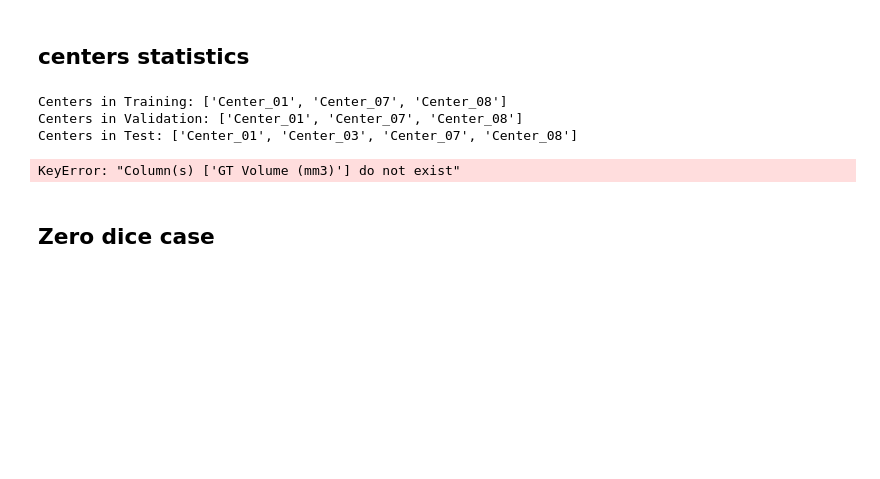
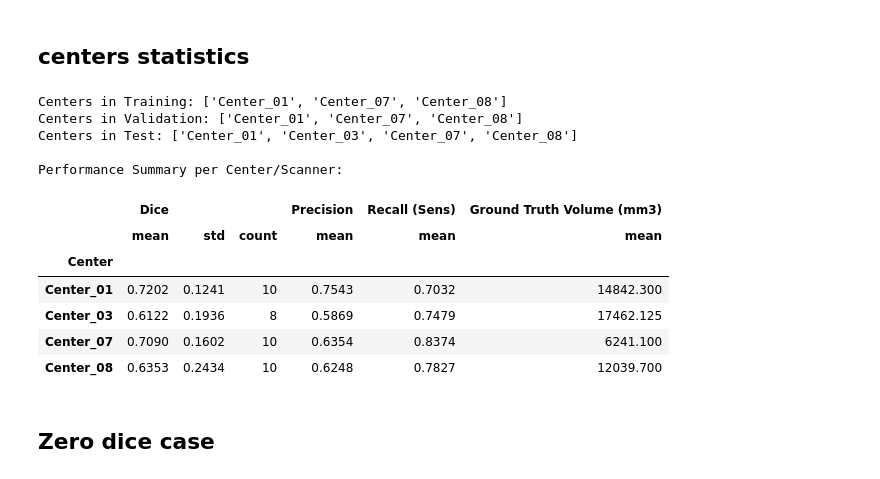
Before and after one commit to aligreo/TriEncoder-Unet-Project, a Jupyter notebook: experiments/msseg_preprocessing_archeticture_experiment_4_colab.ipynb, the cells around one changed output. Cells and saved outputs as stored; diff of their text form; code cells hidden in the pictures; blank space fills up the shorter version.

```diff
--- a/experiments/msseg_preprocessing_archeticture_experiment_4_colab.ipynb
+++ b/experiments/msseg_preprocessing_archeticture_experiment_4_colab.ipynb
@@ -671,35 +677,44 @@ def extract_center(patient_id):
     parts = patient_id.split('_')
     if 'Center' in parts:
         idx = parts.index('Center')
         return f"Center_{parts[idx+1]}"
     return "Unknown"
 
 df_results['Center'] = df_results['Patient ID'].apply(extract_center)
 
 # 2. Analyze distribution
 test_centers = df_results['Center'].unique()
 val_centers = set([extract_center(f['case_id']) for f in val_files])
 train_centers = set([extract_center(f['case_id']) for f in train_files])
 
 print(f"Centers in Training: {sorted(list(train_centers))}")
 print(f"Centers in Validation: {sorted(list(val_centers))}")
 print(f"Centers in Test: {sorted(list(test_centers))}")
 
 # 3. Aggregate results by Center
+# Fixed: Changed 'GT Volume (mm3)' to 'Ground Truth Volume (mm3)' to match df_results
 center_summary = df_results.groupby('Center').agg({
     'Dice': ['mean', 'std', 'count'],
     'Precision': 'mean',
     'Recall (Sens)': 'mean',
-    'GT Volume (mm3)': 'mean'
+    'Ground Truth Volume (mm3)': 'mean'
 }).round(4)
 
 print("\nPerformance Summary per Center/Scanner:")
 display(center_summary)
 # %% [output]
 Centers in Training: ['Center_01', 'Center_07', 'Center_08']
 Centers in Validation: ['Center_01', 'Center_07', 'Center_08']
 Centers in Test: ['Center_01', 'Center_03', 'Center_07', 'Center_08']
+
+Performance Summary per Center/Scanner:
-KeyError: "Column(s) ['GT Volume (mm3)'] do not exist"
+|  | Dice |  |  | Precision | Recall (Sens) | Ground Truth Volume (mm3) |
+|  | mean | std | count | mean | mean | mean |
+| Center |  |  |  |  |  |  |
+| Center_01 | 0.7202 | 0.1241 | 10 | 0.7543 | 0.7032 | 14842.300 |
+| Center_03 | 0.6122 | 0.1936 | 8 | 0.5869 | 0.7479 | 17462.125 |
+| Center_07 | 0.7090 | 0.1602 | 10 | 0.6354 | 0.8374 | 6241.100 |
+| Center_08 | 0.6353 | 0.2434 | 10 | 0.6248 | 0.7827 | 12039.700 |
 # %% [markdown]
 ## Zero dice case
 # %%
```
Also changed, not shown: parts of 12 cells of this notebook.
